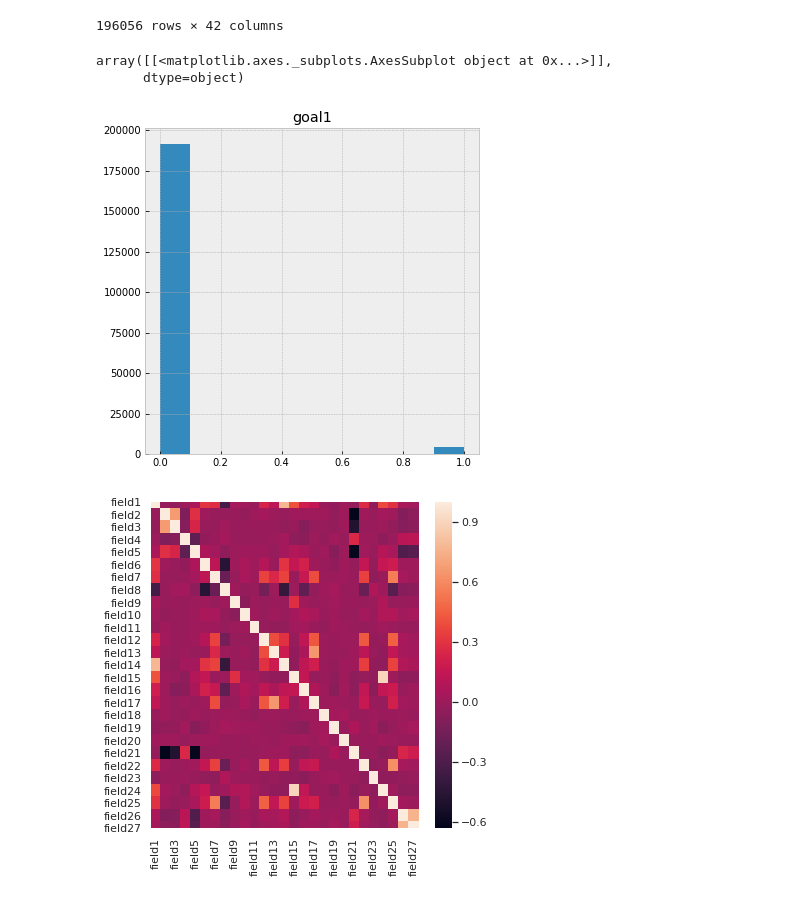
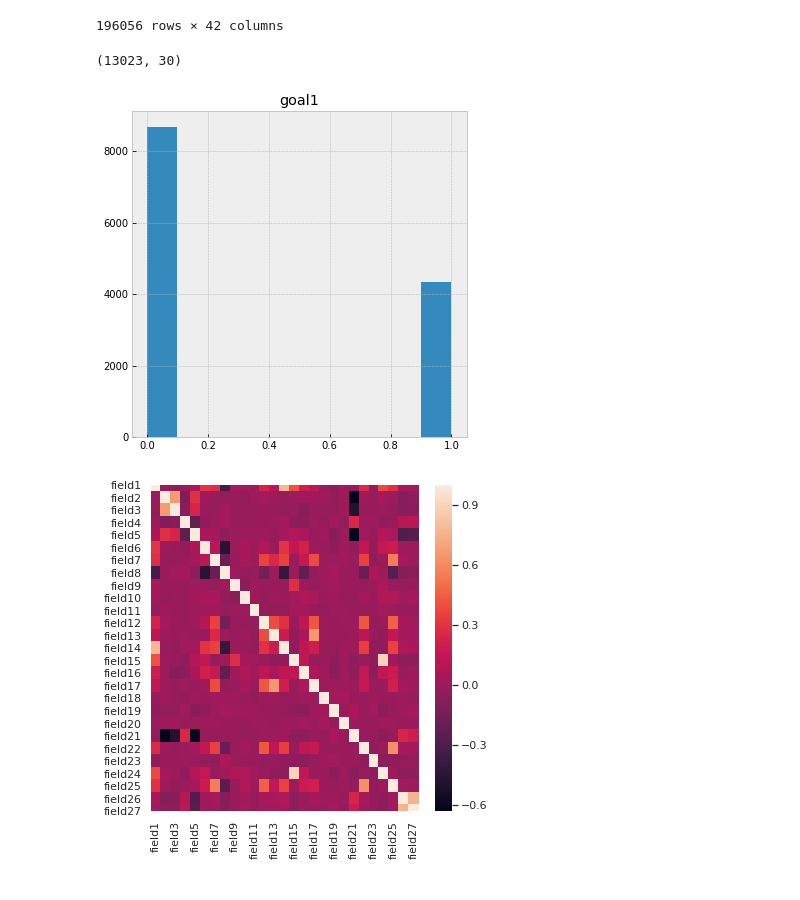
Before and after one commit to andygoosh/OneTwoTrip-Contest, a Jupyter notebook: workinprogress.ipynb, the cells around one changed output. Saved outputs shown, nothing was run; the diff lists cells and outputs as text; code cells hidden in the pictures.

```diff
--- a/workinprogress.ipynb
+++ b/workinprogress.ipynb
@@ -147,10 +151,11 @@ def vectorize( X, cols ):
 
   return X
 # %%
-X, y = prepare_data( df_train )
+X, y = prepare_data( df_train, undersample=2 )
 y.hist()
+np.unique(y, return_counts=True)
+print(X.shape)
 # %% [output]
-array([[<matplotlib.axes._subplots.AxesSubplot object at 0x...>]],
-      dtype=object)
+(13023, 30)
-[figure, old version]
+[figure, new version]
 # %%
```
Also changed, not shown: parts of 7 cells of this notebook.
